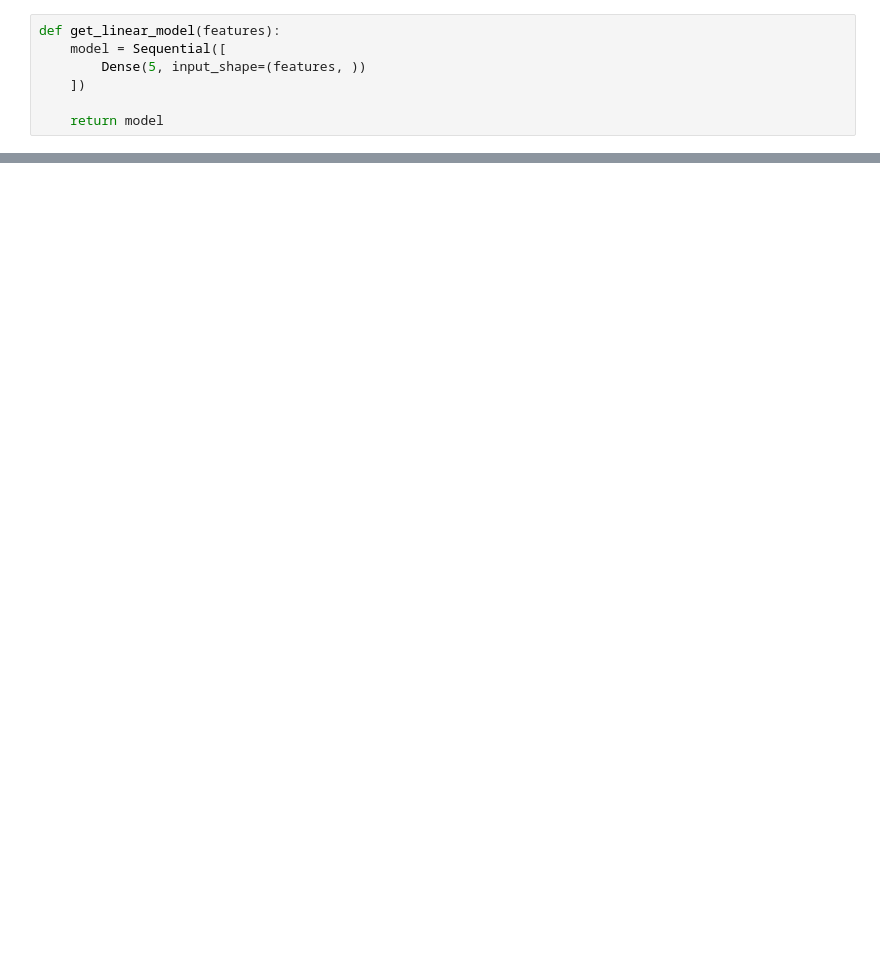
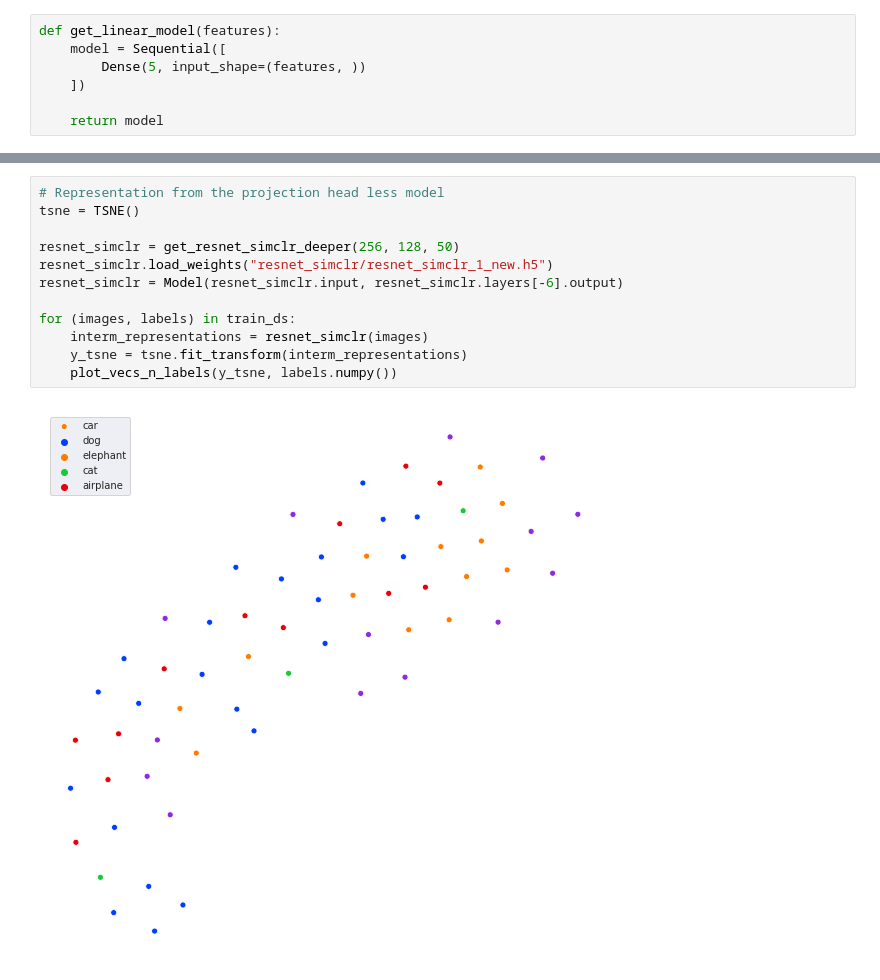
Before and after one commit to sayakpaul/SimCLR-in-TensorFlow-2, a Jupyter notebook: Linear_Evaluation.ipynb, the cells around one changed output, grey strips where cells are left out. Cells and saved outputs as stored; diff of their text form; blank space fills up the shorter version.

```diff
--- a/Linear_Evaluation.ipynb
+++ b/Linear_Evaluation.ipynb
@@ -335,0 +345,14 @@ for (images, labels) in train_ds:
+# %%
+# Representation from the projection head less model
+tsne = TSNE()
+
+resnet_simclr = get_resnet_simclr_deeper(256, 128, 50)
+resnet_simclr.load_weights("resnet_simclr/resnet_simclr_1_new.h5")
+resnet_simclr = Model(resnet_simclr.input, resnet_simclr.layers[-6].output)
+
+for (images, labels) in train_ds:
+    interm_representations = resnet_simclr(images)
+    y_tsne = tsne.fit_transform(interm_representations)
+    plot_vecs_n_labels(y_tsne, labels.numpy())
+# %% [output]
+[figure, added]
```
Also changed, not shown: parts of 19 cells of this notebook, 1 other file.
